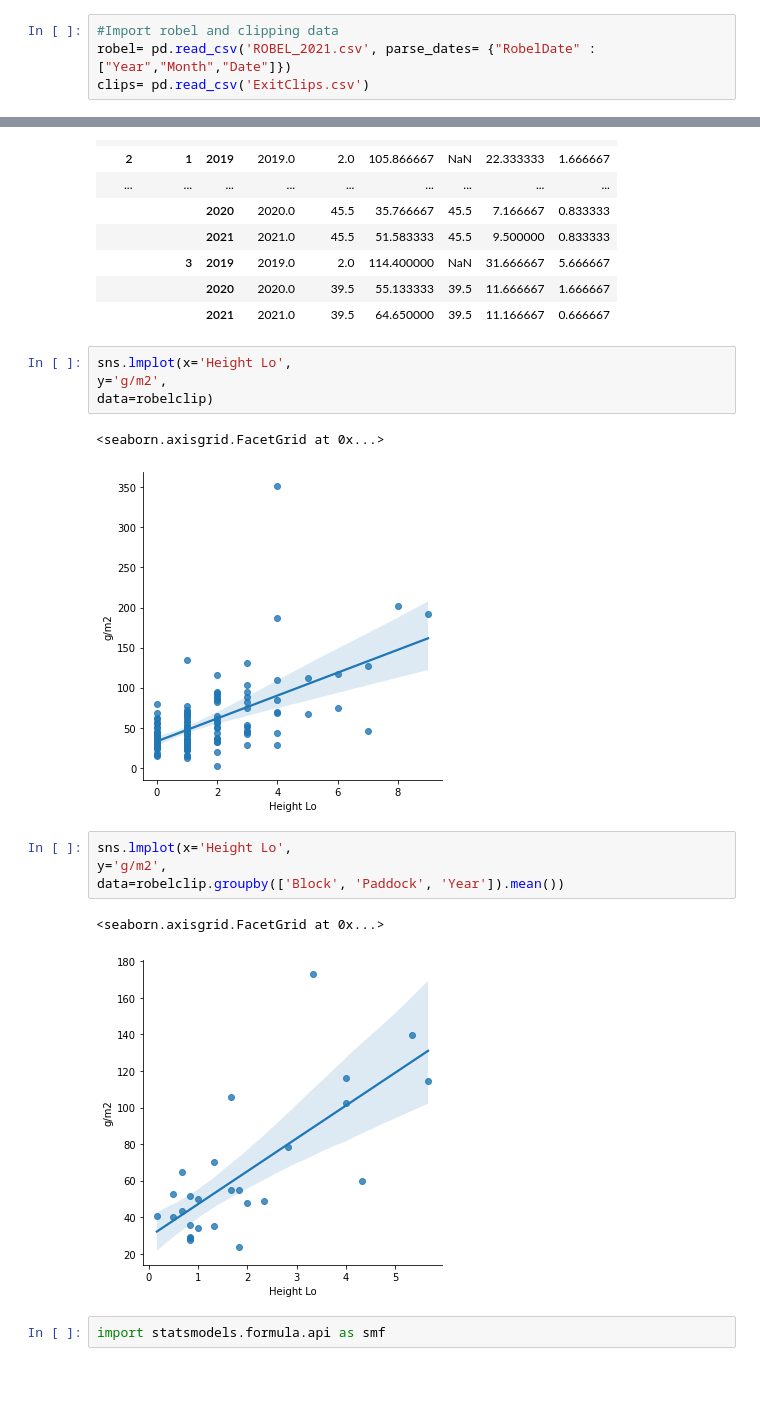
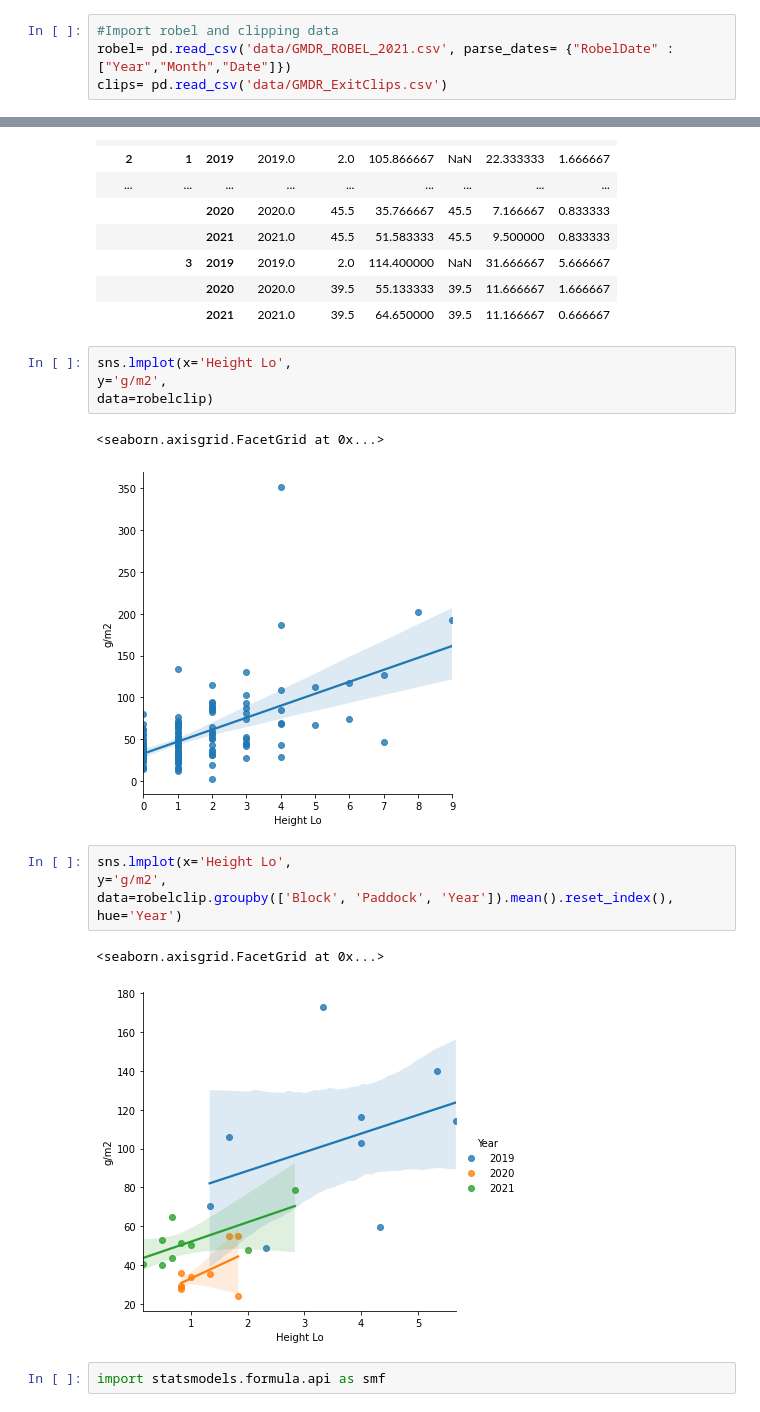
Before and after one commit to kearney-sp/tbng_veg, a Jupyter notebook: GMDR_RobelvClips.ipynb, the cells around one changed output, grey strips where cells are left out. Drawn from its saved outputs; the diff is of its cells as text; blank space fills up the shorter version.

```diff
--- a/GMDR_RobelvClips.ipynb
+++ b/GMDR_RobelvClips.ipynb
@@ -7,8 +7,8 @@ import datetime
 import seaborn as sns
 # %%
 #Import robel and clipping data
-robel= pd.read_csv('ROBEL_2021.csv', parse_dates= {"RobelDate" : ["Year","Month","Date"]})
-clips= pd.read_csv('ExitClips.csv')
+robel= pd.read_csv('data/GMDR_ROBEL_2021.csv', parse_dates= {"RobelDate" : ["Year","Month","Date"]})
+clips= pd.read_csv('data/GMDR_ExitClips.csv')
 # %% [markdown]
 # Robel dataframe
 # %%
@@ -86,14 +87,14 @@ y='g/m2',
 data=robelclip)
 # %% [output]
 <seaborn.axisgrid.FacetGrid at 0x...>
-[figure, old version]
+[figure, new version]
 # %%
 sns.lmplot(x='Height Lo',
 y='g/m2',
-data=robelclip.groupby(['Block', 'Paddock', 'Year']).mean())
+data=robelclip.groupby(['Block', 'Paddock', 'Year']).mean().reset_index(), hue='Year')
 # %% [output]
 <seaborn.axisgrid.FacetGrid at 0x...>
-[figure, old version]
+[figure, new version]
 # %%
 import statsmodels.formula.api as smf
 # %%
```
Also changed, not shown: parts of 1 cell of this notebook.
